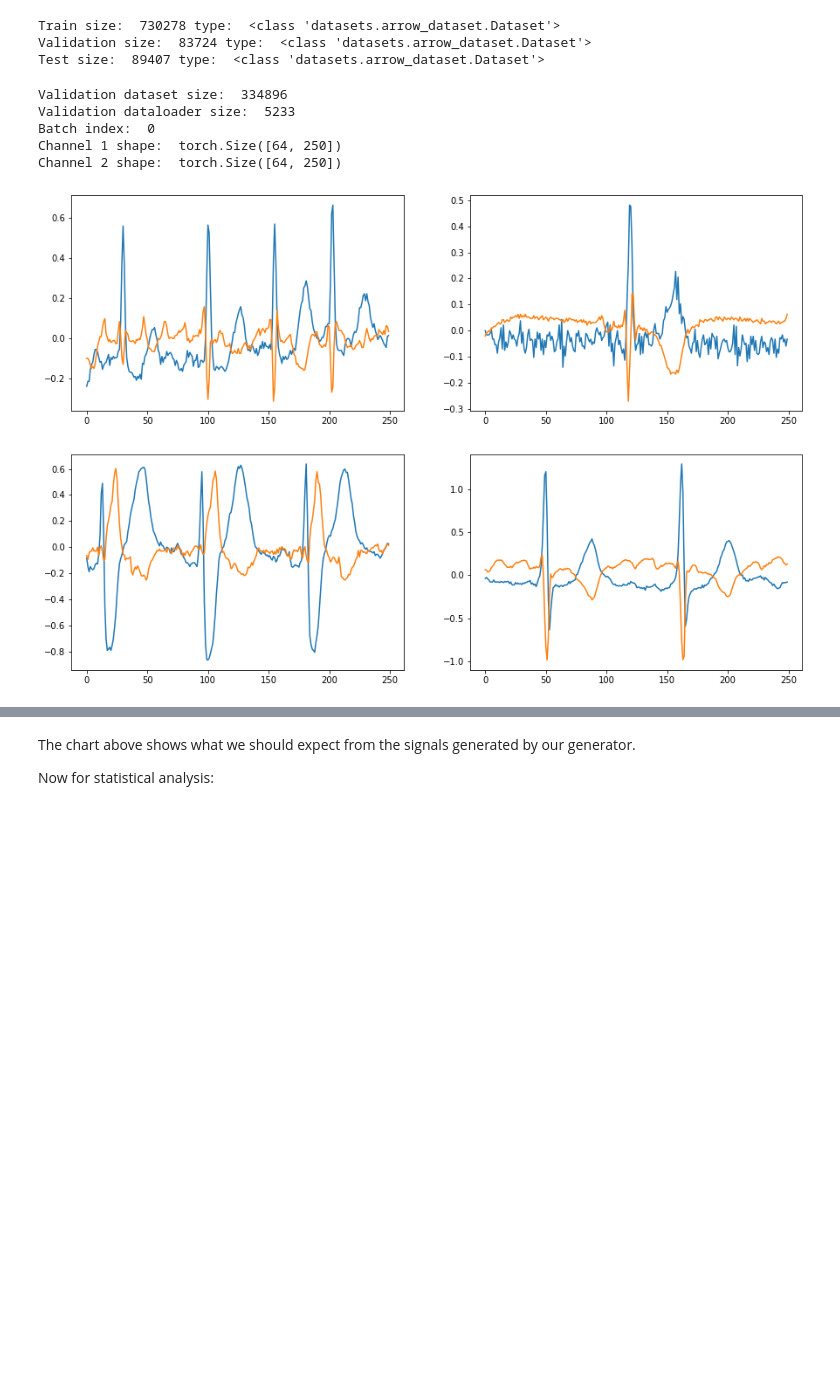
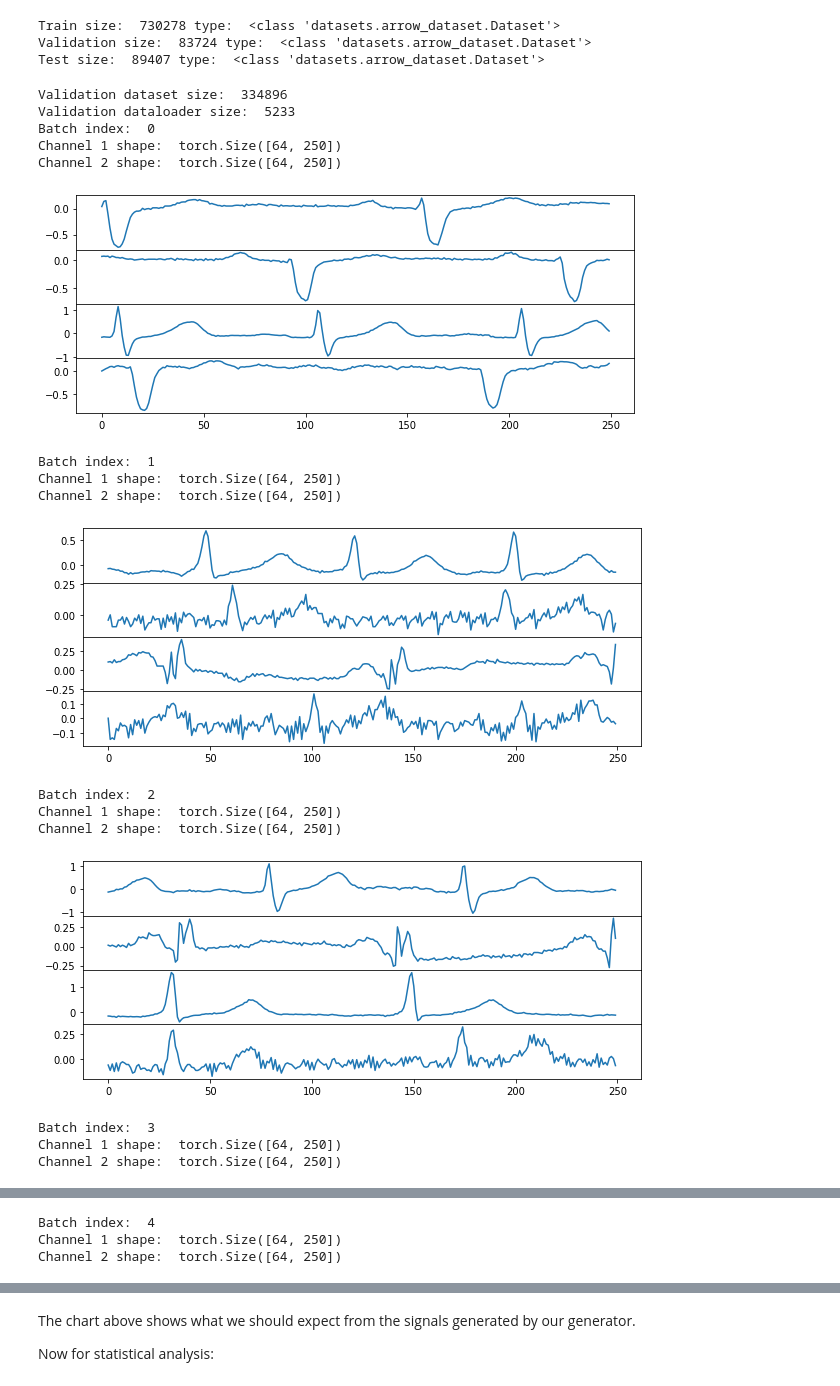
Before and after one commit to Nospoko/ecg-gan, a Jupyter notebook: data_showcase.ipynb, the cells around one changed output, grey strips where cells are left out. Drawn from its saved outputs; the diff is of its cells as text; code cells hidden in the pictures; blank space fills up the shorter version.

Commit message:
wider plots

```diff
--- a/data_showcase.ipynb
+++ b/data_showcase.ipynb
@@ -47,23 +47,38 @@ validation_dataloader = DataLoader(validation_dataset, batch_size=64, shuffle=Tr
 # %%
 print("Validation dataset size: ", len(validation_dataset))
 print("Validation dataloader size: ", len(validation_dataloader))
 
 for i, (channel1, channel2) in enumerate(validation_dataloader):
     print("Batch index: ", i)
     print("Channel 1 shape: ", channel1.shape)
     print("Channel 2 shape: ", channel2.shape)
 
-    fig, axs = plt.subplots(2, 2, figsize=(15, 10))
-    for j in range(2):
-        for i in range(2):
-            axs[j, i].plot(channel1[j * 2 + i])
-            axs[j, i].plot(channel2[j * 2 + i])
+    fig, axes = plt.subplots(
+    nrows=4,
+    ncols=1,
+    figsize=[10, 4],
+    gridspec_kw={ "hspace": 0 },
+    )
+    for j in range(4):
+        axes[j].plot(channel1[j], label="Channel 1")
+        # axes[j].plot(channel2[j], label="Channel 2")
+        # axes[j].legend()
     plt.show()
-    break
 # %% [output]
 Validation dataset size:  334896
 Validation dataloader size:  5233
 Batch index:  0
 Channel 1 shape:  torch.Size([64, 250])
 Channel 2 shape:  torch.Size([64, 250])
-[figure, old version]
+[figure, new version]
+Batch index:  1
+Channel 1 shape:  torch.Size([64, 250])
+Channel 2 shape:  torch.Size([64, 250])
+[figure, added]
+Batch index:  2
+Channel 1 shape:  torch.Size([64, 250])
+Channel 2 shape:  torch.Size([64, 250])
+[figure, added]
+Batch index:  3
+Channel 1 shape:  torch.Size([64, 250])
+Channel 2 shape:  torch.Size([64, 250])
@@ -69,0 +86,3 @@ Channel 2 shape:  torch.Size([64, 250])
+Batch index:  4
+Channel 1 shape:  torch.Size([64, 250])
+Channel 2 shape:  torch.Size([64, 250])
```
Also changed, not shown: parts of 2 cells of this notebook, 1 other file.
